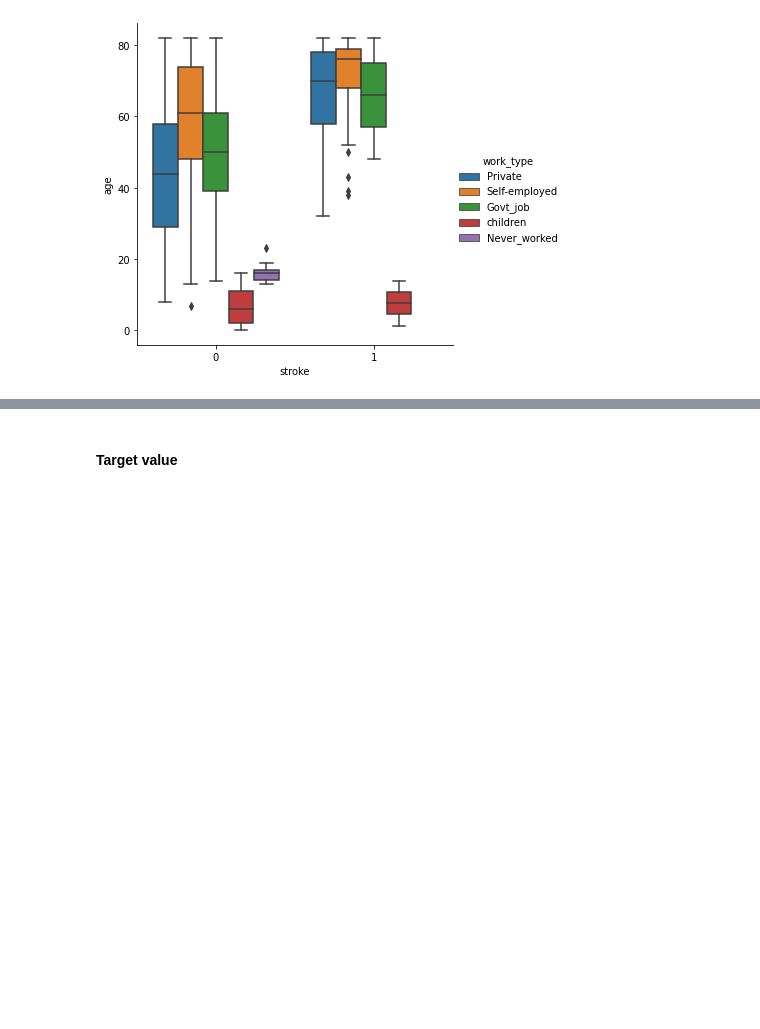
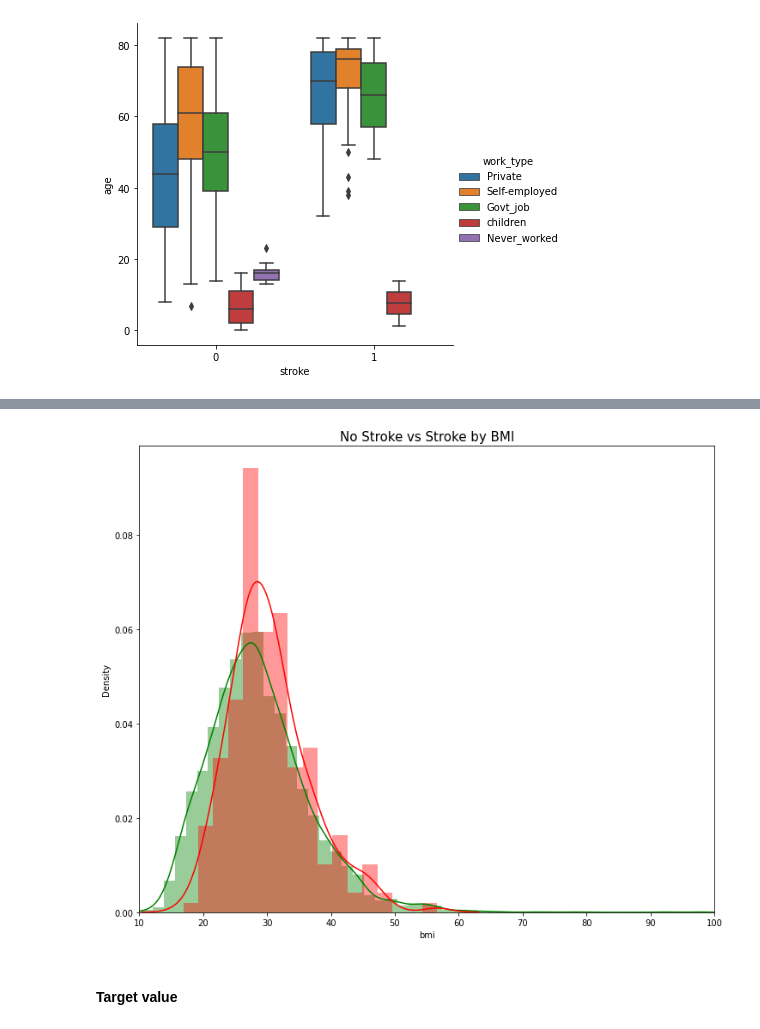
Before and after one commit to mcfatbeard57/Kaggle, a Jupyter notebook: Stroke Prediction/ STROKE PREDICTION- AUC - 0.94 🎯.ipynb, the cells around one changed output, grey strips where cells are left out. Saved outputs shown, nothing was run; the diff lists cells and outputs as text; code cells hidden in the pictures; blank space fills up the shorter version.

```diff
--- a/Stroke Prediction/ STROKE PREDICTION- AUC - 0.94 🎯.ipynb
+++ b/Stroke Prediction/ STROKE PREDICTION- AUC - 0.94 🎯.ipynb
@@ -169,3 +189,14 @@ sns.catplot(x='stroke', y="age", hue = 'work_type', kind="box", data=df)
+# %%
+plt.figure(figsize=(12,10))
+
+sns.distplot(df[df['stroke'] == 0]["bmi"], color='green') # No Stroke - green
+sns.distplot(df[df['stroke'] == 1]["bmi"], color='red') # Stroke - Red
+
+plt.title('No Stroke vs Stroke by BMI', fontsize=15)
+plt.xlim([10,100])
+plt.show()
+# %% [output]
+[figure, added]
 # %% [markdown]
 #### Target value
 # %%
```
Also changed, not shown: parts of 9 cells of this notebook.
